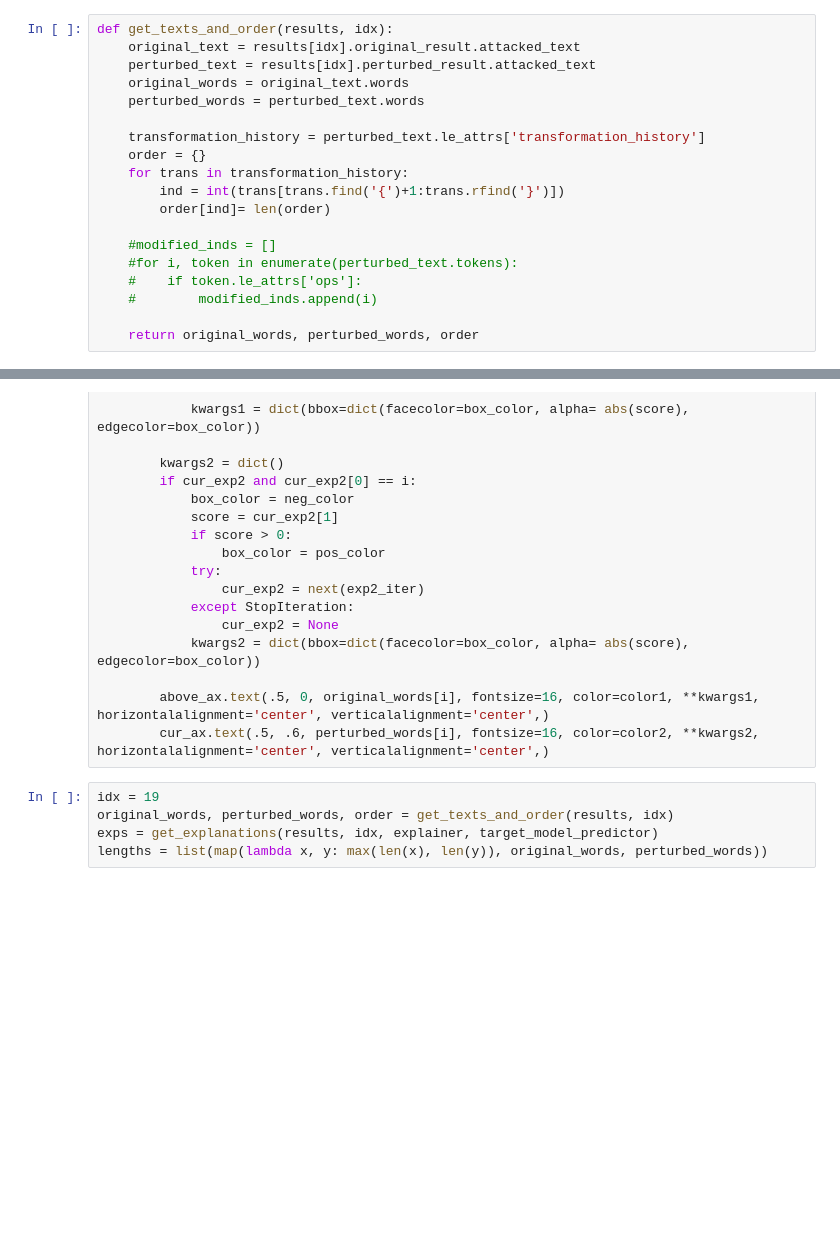
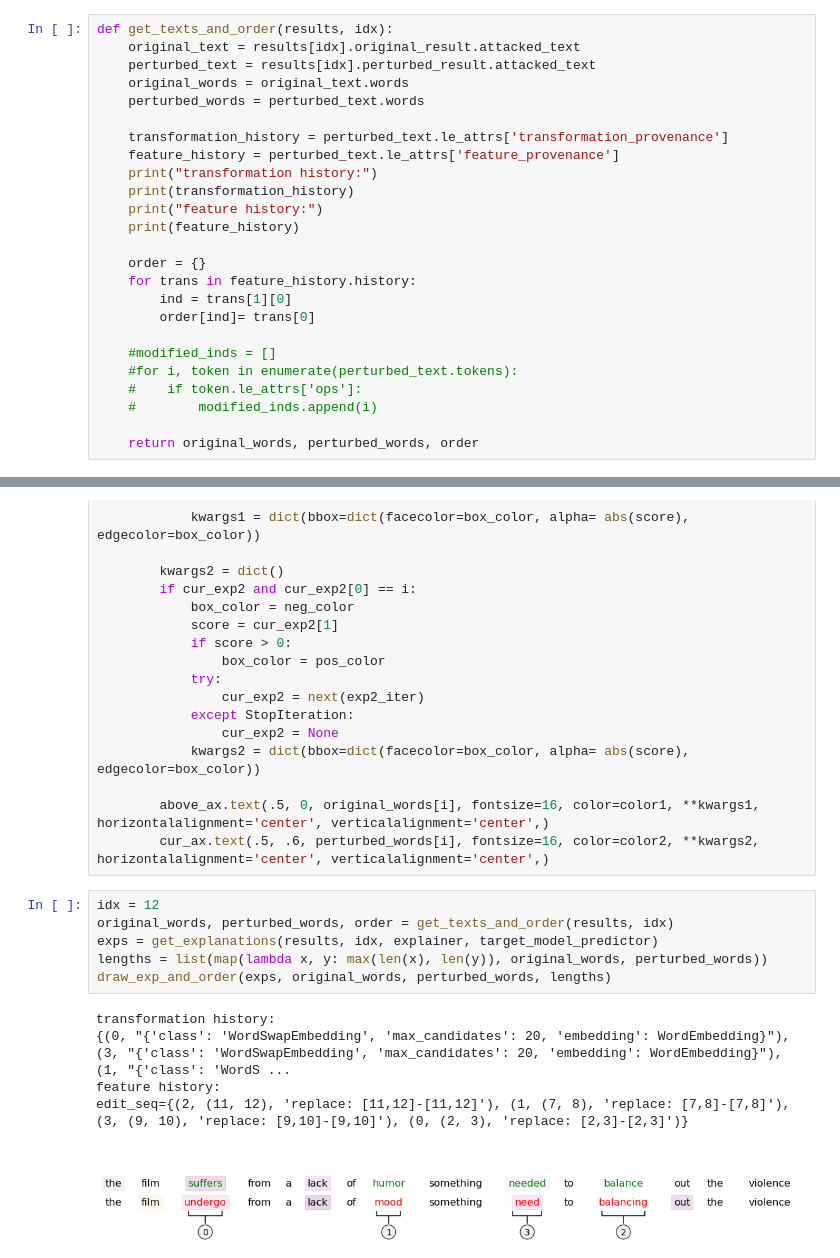
Before and after one commit to UCLA-SEAL/ProvenanceInspector, a Jupyter notebook: after/TextAttack/transformation_explanation_visual_example.ipynb, the cells around one changed output, grey strips where cells are left out. Cells and saved outputs as stored; diff of their text form; blank space fills up the shorter version.

Commit message:
new provenance working

```diff
--- a/after/TextAttack/transformation_explanation_visual_example.ipynb
+++ b/after/TextAttack/transformation_explanation_visual_example.ipynb
@@ -73,11 +96,17 @@ def get_texts_and_order(results, idx):
     original_words = original_text.words
     perturbed_words = perturbed_text.words
 
-    transformation_history = perturbed_text.le_attrs['transformation_history']
+    transformation_history = perturbed_text.le_attrs['transformation_provenance']
+    feature_history = perturbed_text.le_attrs['feature_provenance']
+    print("transformation history:")
+    print(transformation_history)
+    print("feature history:")
+    print(feature_history)
+
     order = {}
-    for trans in transformation_history:
-        ind = int(trans[trans.find('{')+1:trans.rfind('}')])
-        order[ind]= len(order)
+    for trans in feature_history.history:
+        ind = trans[1][0]
+        order[ind]= trans[0]
 
     #modified_inds = []
     #for i, token in enumerate(perturbed_text.tokens):
@@ -164,7 +193,14 @@ def draw_exp_and_order(exps, original_words, perturbed_words, lengths):
         above_ax.text(.5, 0, original_words[i], fontsize=16, color=color1, **kwargs1, horizontalalignment='center', verticalalignment='center',)
         cur_ax.text(.5, .6, perturbed_words[i], fontsize=16, color=color2, **kwargs2, horizontalalignment='center', verticalalignment='center',)
 # %%
-idx = 19
+idx = 12
 original_words, perturbed_words, order = get_texts_and_order(results, idx)
 exps = get_explanations(results, idx, explainer, target_model_predictor)
 lengths = list(map(lambda x, y: max(len(x), len(y)), original_words, perturbed_words))
+draw_exp_and_order(exps, original_words, perturbed_words, lengths)
+# %% [output]
+transformation history:
+{(0, "{'class': 'WordSwapEmbedding', 'max_candidates': 20, 'embedding': WordEmbedding}"), (3, "{'class': 'WordSwapEmbedding', 'max_candidates': 20, 'embedding': WordEmbedding}"), (1, "{'class': 'WordS ...
+feature history:
+edit_seq={(2, (11, 12), 'replace: [11,12]-[11,12]'), (1, (7, 8), 'replace: [7,8]-[7,8]'), (3, (9, 10), 'replace: [9,10]-[9,10]'), (0, (2, 3), 'replace: [2,3]-[2,3]')}
+[figure, added]
```
Also changed, not shown: parts of 7 cells of this notebook, 6 other files.
